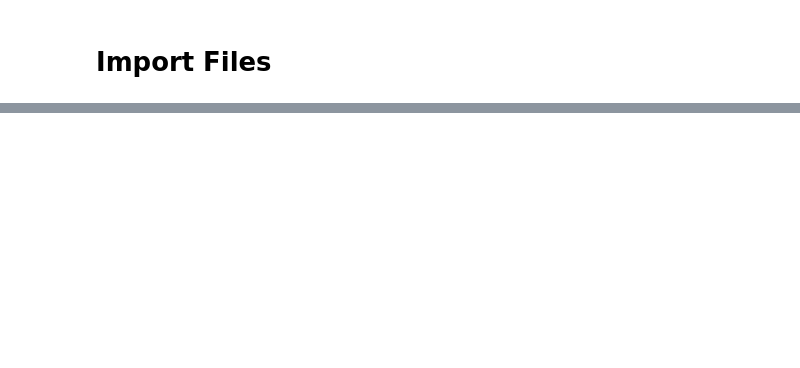
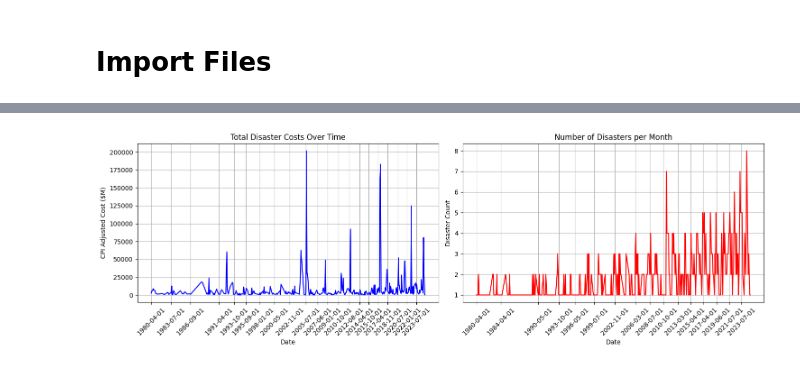
Before and after one commit to sahn1998/egg-price-prediction, a Jupyter notebook: EDA/EDA.ipynb, the cells around one changed output, grey strips where cells are left out. Saved outputs shown, nothing was run; the diff lists cells and outputs as text; code cells hidden in the pictures; blank space fills up the shorter version.

Commit message:
organized files and folders

```diff
--- a/EDA/EDA.ipynb
+++ b/EDA/EDA.ipynb
@@ -49,0 +24,2 @@ def querying_to_redshift(query, cursor):
+# %%
+df_us_disasters = pd.read_csv(f"{data_file_path}/date_organized_us_disasters.csv", index_col=0) # Load date preprocessed data.
@@ -49,0 +44,31 @@ def querying_to_redshift(query, cursor):
+# %%
+monthly_cost = df_us_disasters.groupby("date")["cpi_adjusted_cost"].sum()  # Total Disaster Costs Over Time
+monthly_disasters = df_us_disasters.groupby("date")["name"].count() # Count number of disasters per month
+
+monthly_cost.index = pd.to_datetime(monthly_cost.index)
+monthly_disasters.index = pd.to_datetime(monthly_disasters.index)
+
+fig, axes = plt.subplots(nrows=1, ncols=2, figsize=(15, 5))
+
+# Total Disaster Costs Over Time
+axes[0].plot(monthly_cost, label="Total Cost", color="b")
+axes[0].set_title("Total Disaster Costs Over Time")
+axes[0].set_xlabel("Date")
+axes[0].set_ylabel("CPI Adjusted Cost ($M)")
+axes[0].set_xticks(monthly_cost.index[::18])
+axes[0].tick_params(axis="x", rotation=45)
+axes[0].grid()
+
+# Number of Disasters per Month
+axes[1].plot(monthly_disasters, label="Disaster Count", color="r")
+axes[1].set_title("Number of Disasters per Month")
+axes[1].set_xlabel("Date")
+axes[1].set_ylabel("Disaster Count")
+axes[1].set_xticks(monthly_disasters.index[::24])
+axes[1].tick_params(axis="x", rotation=45)
+axes[1].grid()
+
+plt.tight_layout()
+plt.show()
+# %% [output]
+[figure, added]
```
Also changed, not shown: parts of 13 cells of this notebook, 3 other files.
